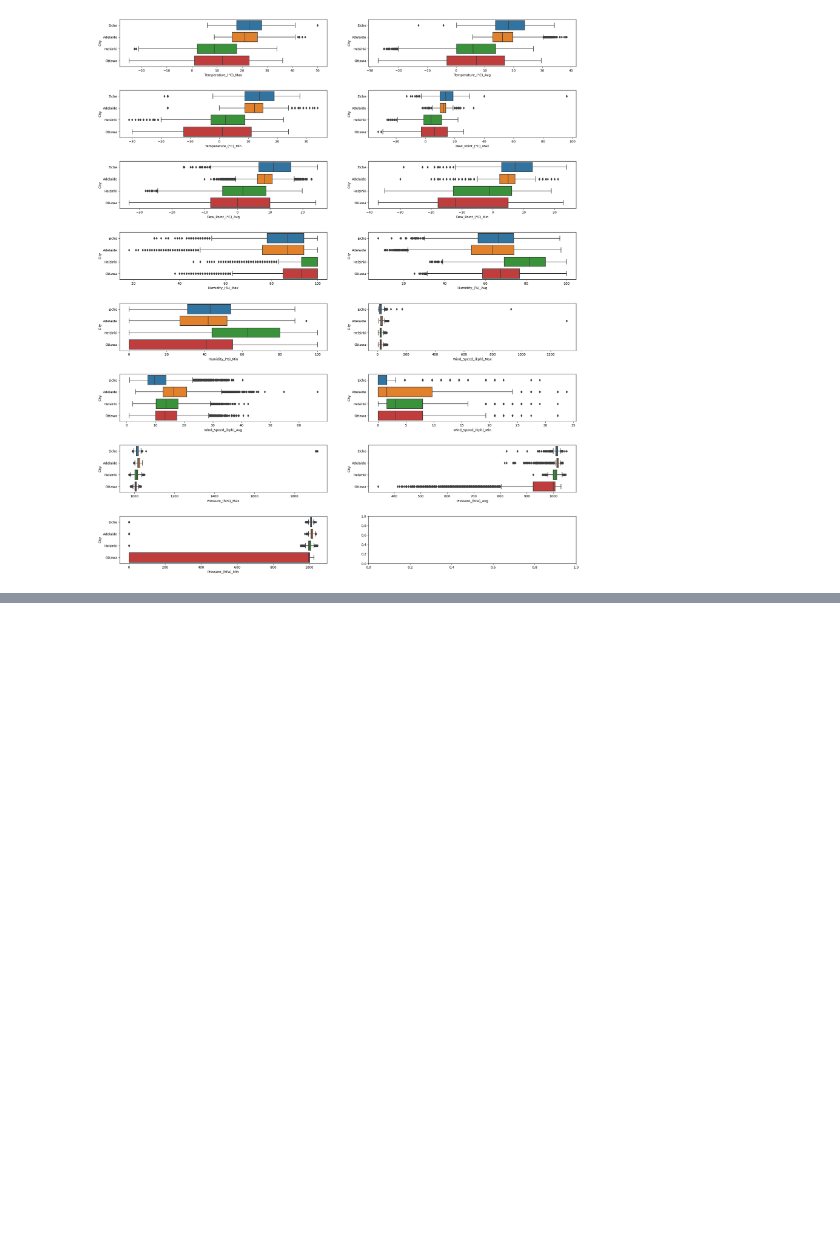
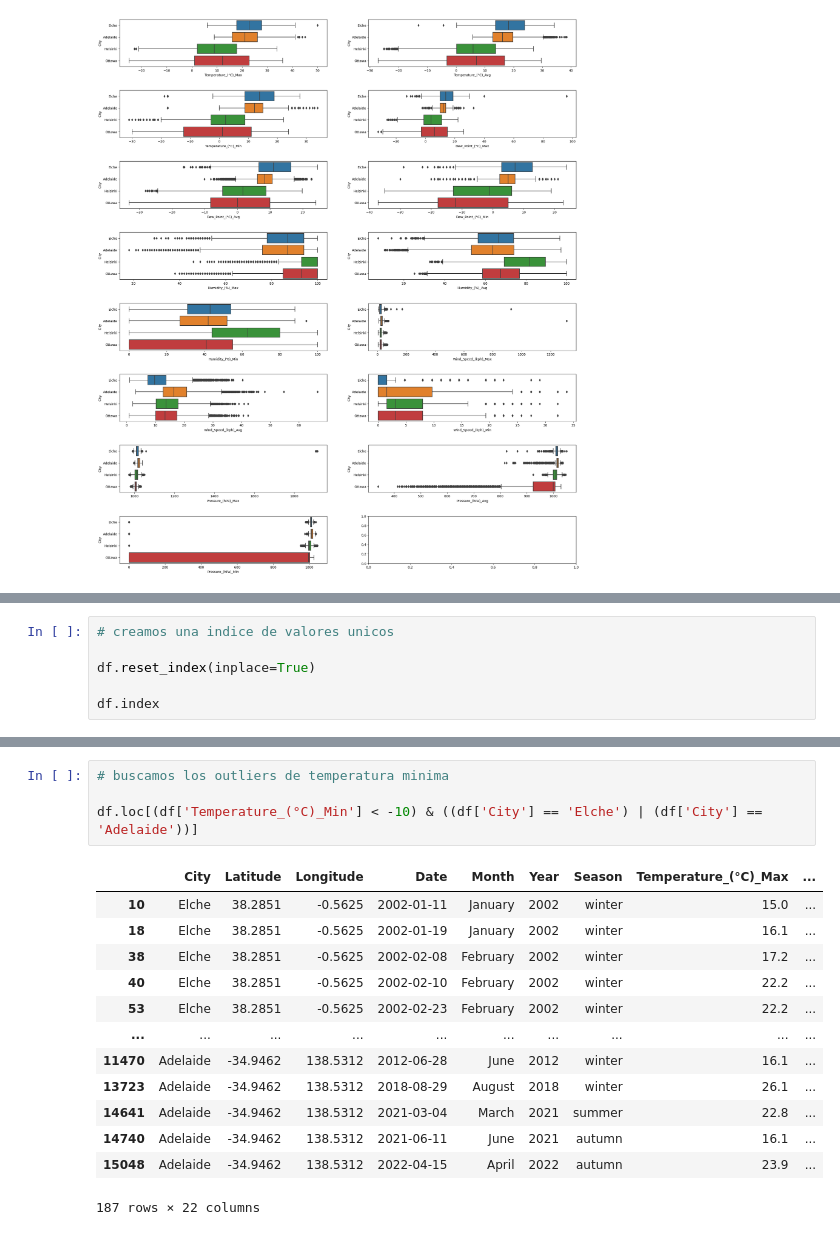
Before and after one commit to cassia-elx/climate-data-ETL, a Jupyter notebook: notebooks/eda.ipynb, the cells around one changed output, grey strips where cells are left out. Cells and saved outputs as stored; diff of their text form; blank space fills up the shorter version.

```diff
--- a/notebooks/eda.ipynb
+++ b/notebooks/eda.ipynb
@@ -252,0 +237,6 @@ df_elche.to_csv('../datos/elche_clima_2002-2022.csv')
+# %%
+# creamos una indice de valores unicos
+
+df.reset_index(inplace=True)
+
+df.index
@@ -252,0 +275,18 @@ df_elche.to_csv('../datos/elche_clima_2002-2022.csv')
+# %%
+# buscamos los outliers de temperatura minima
+
+df.loc[(df['Temperature_(°C)_Min'] < -10) & ((df['City'] == 'Elche') | (df['City'] == 'Adelaide'))]
+# %% [output]
+|  | City | Latitude | Longitude | Date | Month | Year | Season | Temperature_(°C)_Max | ... |
+| 10 | Elche | 38.2851 | -0.5625 | 2002-01-11 | January | 2002 | winter | 15.0 | ... |
+| 18 | Elche | 38.2851 | -0.5625 | 2002-01-19 | January | 2002 | winter | 16.1 | ... |
+| 38 | Elche | 38.2851 | -0.5625 | 2002-02-08 | February | 2002 | winter | 17.2 | ... |
+| 40 | Elche | 38.2851 | -0.5625 | 2002-02-10 | February | 2002 | winter | 22.2 | ... |
+| 53 | Elche | 38.2851 | -0.5625 | 2002-02-23 | February | 2002 | winter | 22.2 | ... |
+| ... | ... | ... | ... | ... | ... | ... | ... | ... | ... |
+| 11470 | Adelaide | -34.9462 | 138.5312 | 2012-06-28 | June | 2012 | winter | 16.1 | ... |
+| 13723 | Adelaide | -34.9462 | 138.5312 | 2018-08-29 | August | 2018 | winter | 26.1 | ... |
+| 14641 | Adelaide | -34.9462 | 138.5312 | 2021-03-04 | March | 2021 | summer | 22.8 | ... |
+| 14740 | Adelaide | -34.9462 | 138.5312 | 2021-06-11 | June | 2021 | autumn | 16.1 | ... |
+| 15048 | Adelaide | -34.9462 | 138.5312 | 2022-04-15 | April | 2022 | autumn | 23.9 | ... |
+187 rows × 22 columns
```
Also changed, not shown: parts of 43 cells of this notebook, 3 other files.
